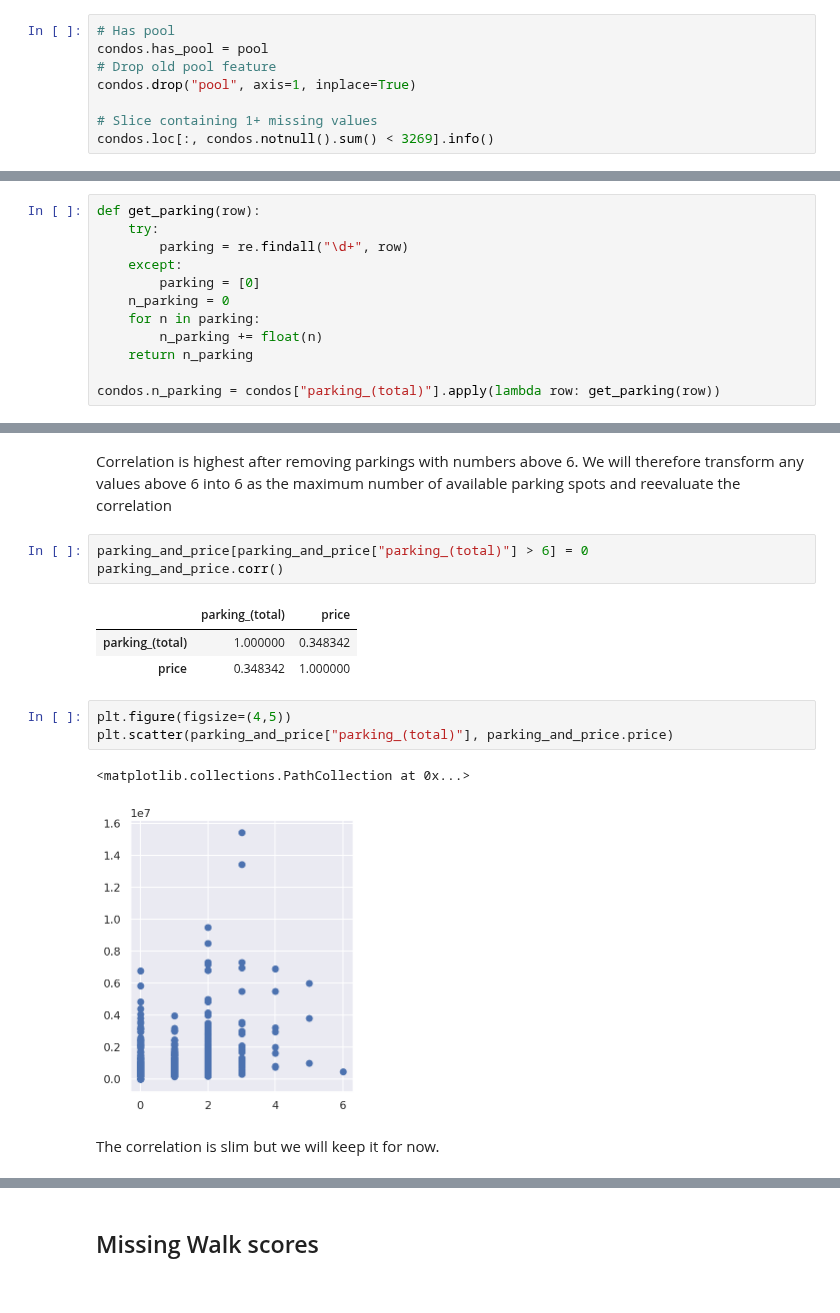
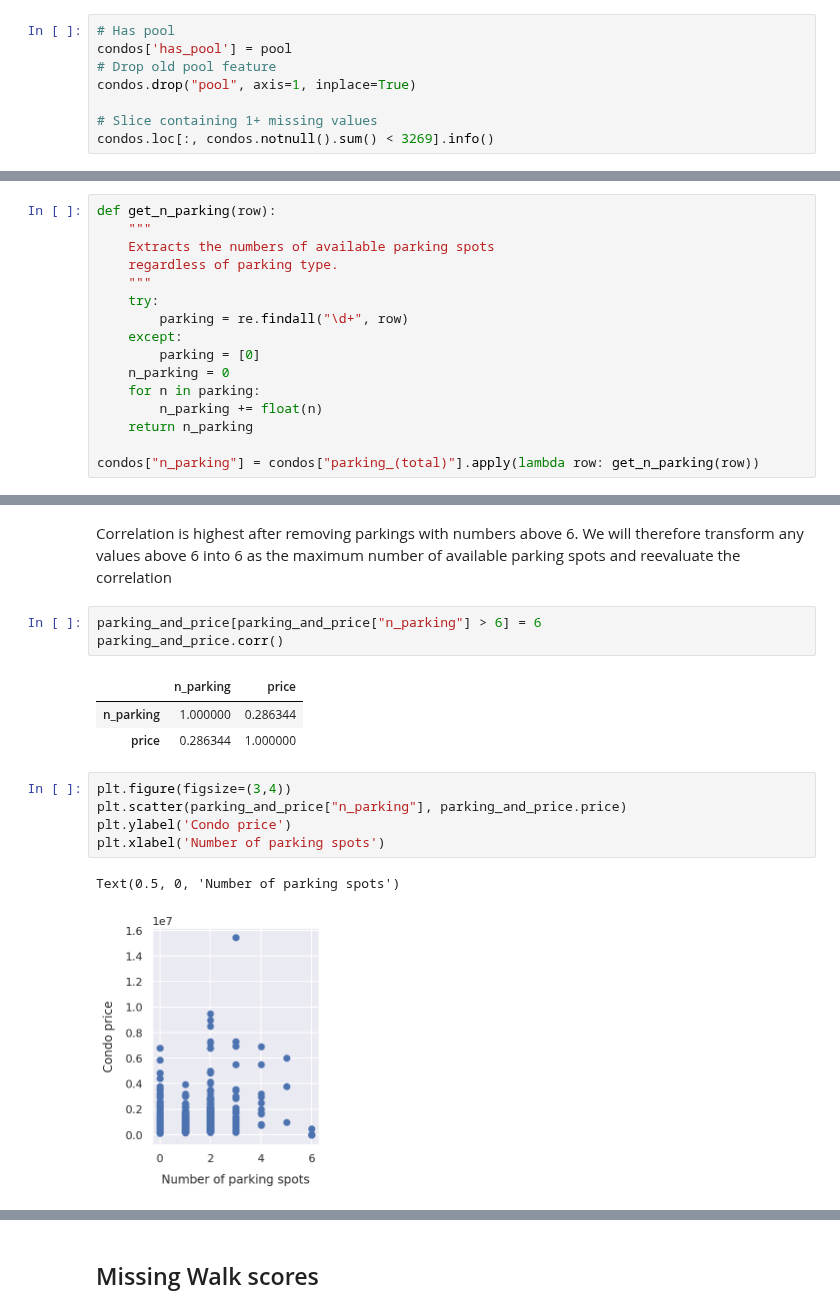
Before and after one commit to Jahnic/Data-Science, a Jupyter notebook: RealEstate/wrangle.ipynb, the cells around one changed output, grey strips where cells are left out. Saved outputs shown, nothing was run; the diff lists cells and outputs as text.

```diff
--- a/RealEstate/wrangle.ipynb
+++ b/RealEstate/wrangle.ipynb
@@ -1192,7 +1200,7 @@ sns.boxplot(data=pool_and_price, x="pool", y="log_price")
 The relationship is not particularly strong but we will keep a feature of the boolean values just in case.
 # %%
 # Has pool
-condos.has_pool = pool
+condos['has_pool'] = pool
 # Drop old pool feature
 condos.drop("pool", axis=1, inplace=True)
 
@@ -1240,6 +1248,10 @@ Garage (52)                    1
 Name: parking_(total), dtype: int64
 # %%
-def get_parking(row):
+def get_n_parking(row):
+    """
+    Extracts the numbers of available parking spots
+    regardless of parking type.
+    """
     try:
         parking = re.findall("\d+", row)
     except:
@@ -1249,7 +1261,7 @@ def get_parking(row):
         n_parking += float(n)
     return n_parking
 
-condos.n_parking = condos["parking_(total)"].apply(lambda row: get_parking(row))
+condos["n_parking"] = condos["parking_(total)"].apply(lambda row: get_n_parking(row))
 # %%
 pd.concat([condos.price, condos.n_parking], axis=1).corr()
 # %% [output]
@@ -1311,17 +1331,17 @@ correlations
 # %% [markdown]
 Correlation is highest after removing parkings with numbers above 6. We will therefore transform any values above 6 into 6 as the maximum number of available parking spots and reevaluate the correlation
 # %%
-parking_and_price[parking_and_price["parking_(total)"] > 6] = 0
+parking_and_price[parking_and_price["n_parking"] > 6] = 6
 parking_and_price.corr()
 # %% [output]
-|  | parking_(total) | price |
-| parking_(total) | 1.000000 | 0.348342 |
-| price | 0.348342 | 1.000000 |
+|  | n_parking | price |
+| n_parking | 1.000000 | 0.286344 |
+| price | 0.286344 | 1.000000 |
 # %%
-plt.figure(figsize=(4,5))
-plt.scatter(parking_and_price["parking_(total)"], parking_and_price.price)
+plt.figure(figsize=(3,4))
+plt.scatter(parking_and_price["n_parking"], parking_and_price.price)
+plt.ylabel('Condo price')
+plt.xlabel('Number of parking spots')
 # %% [output]
-<matplotlib.collections.PathCollection at 0x...>
+Text(0.5, 0, 'Number of parking spots')
-[figure, old version]
+[figure, new version]
-# %% [markdown]
-The correlation is slim but we will keep it for now.
```
Also changed, not shown: parts of 26 cells of this notebook.
